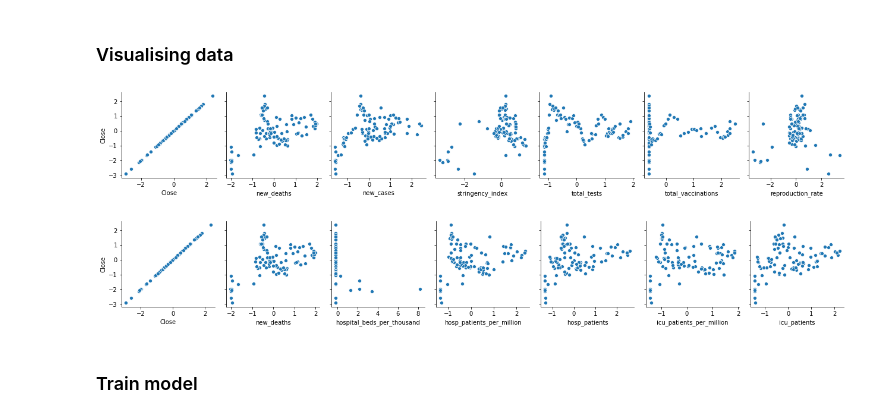
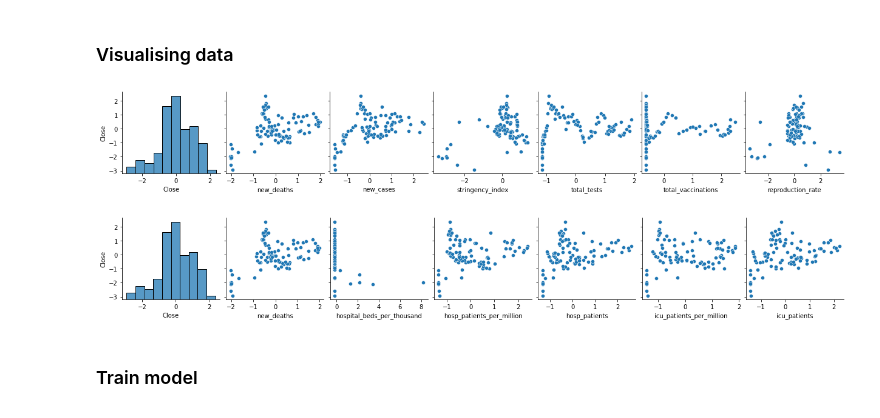
Before and after one commit to shanghongsim/term3_dtp, a Jupyter notebook: task2.ipynb, the cells around one changed output. Saved outputs shown, nothing was run; the diff lists cells and outputs as text; code cells hidden in the pictures.

```diff
--- a/task2.ipynb
+++ b/task2.ipynb
@@ -156,16 +127,49 @@ display(df_covid)
 # %% [markdown]
 ### Visualising data
+# %%
+# Clean covid data by selecting only the relevant columns
+# split data into numerical and categorical set so that we can normalize the numerical set
+columns_cat=['Date']
+columns_num=['new_deaths', 'new_cases',
+         'stringency_index','total_tests','total_vaccinations',
+         'reproduction_rate','hospital_beds_per_thousand','hosp_patients_per_million',
+         'hosp_patients','icu_patients_per_million','icu_patients','Open','High','Low','Close','Adj Close','Volume']
+
+df_cat = df_all.loc[:,columns_cat]
+
+df_num = df_all.loc[:,columns_num]
+
+# display(df_num)
+
+def normalize_minmax(dfin):
+    df_copy=dfin.copy()
+    min_v=dfin.min(axis=0)
+    max_v=dfin.max(axis=0)
+    dfout=(df_copy-min_v)/(max_v-min_v)
+    return dfout
+
+def normalize_z(df):
+    dfout=(df-df.mean(axis=0))/df.std(axis=0)
+    return dfout
+
+df_num_norm = normalize_z(df_num)
+stats = df_num_norm.describe()
+# display(stats)
+
+frames=[df_cat , df_num_norm]
+df_visual = pd.concat(frames,axis=1)
+df_visual=df_visual.fillna(0)
 # %%
-myplot = sns.pairplot(data=df_covid, x_vars=['Close','new_deaths', 'new_cases',
+myplot = sns.pairplot(data=df_visual, x_vars=['Close','new_deaths', 'new_cases',
          'stringency_index','total_tests','total_vaccinations',
          'reproduction_rate'],y_vars=['Close'])
 # %% [output]
-[figure, old version]
+[figure, new version]
 # %%
-myplot = sns.pairplot(data=df_covid, x_vars=['Close','new_deaths','hospital_beds_per_thousand','hosp_patients_per_million',
+myplot = sns.pairplot(data=df_visual, x_vars=['Close','new_deaths','hospital_beds_per_thousand','hosp_patients_per_million',
          'hosp_patients','icu_patients_per_million','icu_patients'],y_vars=['Close'])
 # %% [output]
-[figure, old version]
+[figure, new version]
 # %% [markdown]
 ### Train model
 # %%
```
Also changed, not shown: parts of 20 cells of this notebook, 3 other files.
